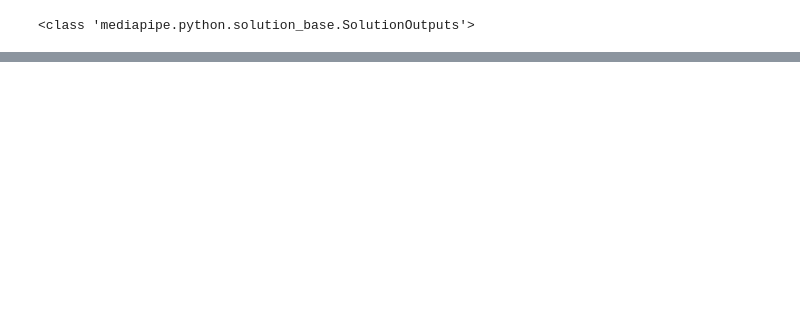
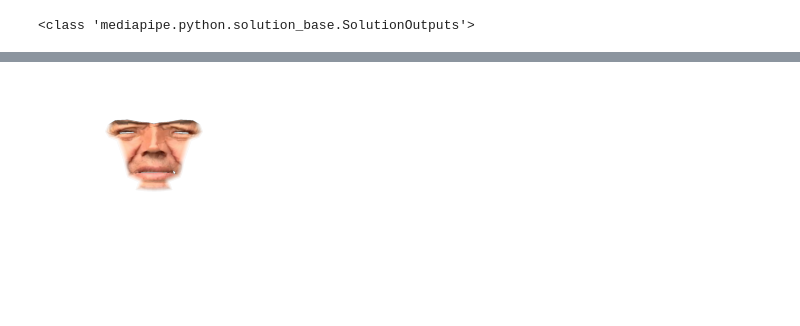
Before and after one commit to merizaldero/portafolioXavier, a Jupyter notebook: Python/TextureMapper/TextureMapper.ipynb, the cells around one changed output, grey strips where cells are left out. Cells and saved outputs as stored; diff of their text form; code cells hidden in the pictures; blank space fills up the shorter version.

Commit message:
tratamiento canal alfa en TextureMapper

```diff
--- a/Python/TextureMapper/TextureMapper.ipynb
+++ b/Python/TextureMapper/TextureMapper.ipynb
@@ -271,0 +305,19 @@ True
+# %%
+# Traza lineas alpha en zonas de difuminado
+numero_lineas_alfa = 10
+malla_b, malla_g, malla_r, malla_a = cv2.split(malla_final)
+malla_a1 = np.copy(malla_a)
+for ancho in range(numero_lineas_alfa -1, -1,-1):
+    color = int((ancho + 1) * 256 / (numero_lineas_alfa + 1))
+    for linea in lineas_alpha:
+        cv2.line(malla_a1, ( int(cruce_df.loc[ linea[0], 'x_destino' ]), int(cruce_df.loc[ linea[0], 'y_destino' ] ) ), ( int(cruce_df.loc[ linea[1], 'x_destino' ]) , int(cruce_df.loc[ linea[1], 'y_destino' ]) ) , (color,) , (ancho + 1) * 5 )
+
+malla_a1 = cv2.bitwise_and(malla_a, malla_a1, mask = malla_a)
+
+malla_final = cv2.merge([malla_b, malla_g, malla_r, malla_a1])
+
+malla_2 = np.copy(malla_final)
+
+mostrar_imagen(malla_final)
+# %% [output]
+[figure, added]
```
Also changed, not shown: parts of 11 cells of this notebook.
